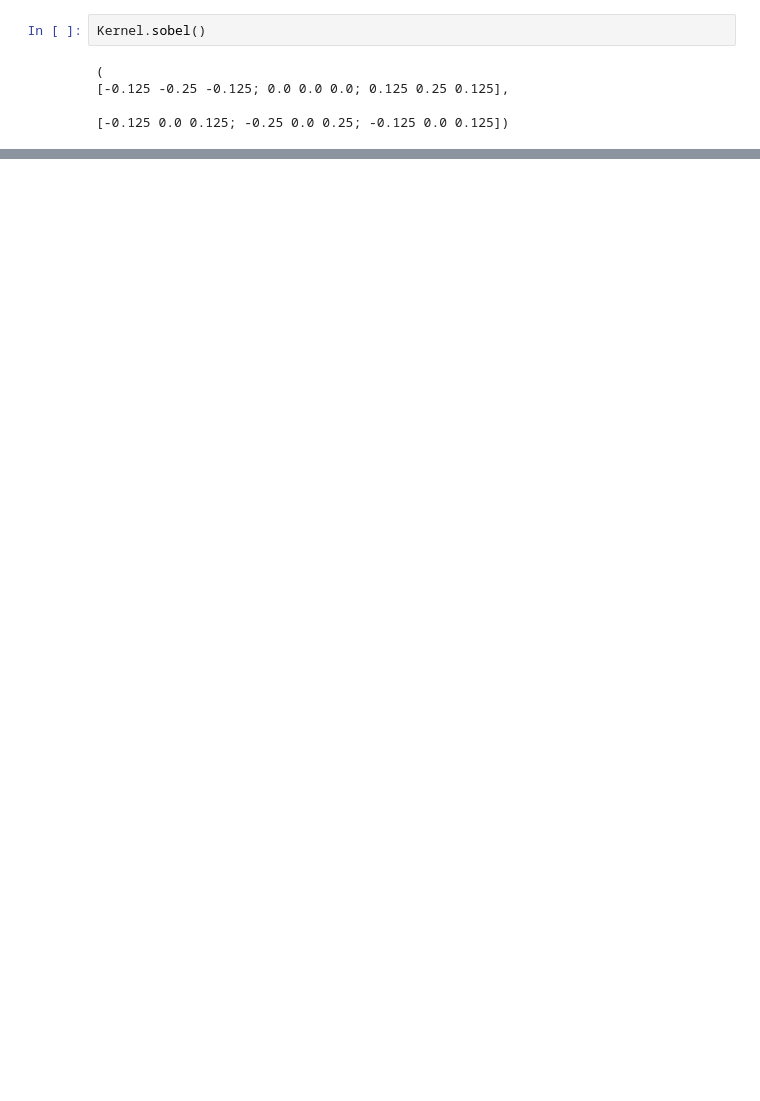
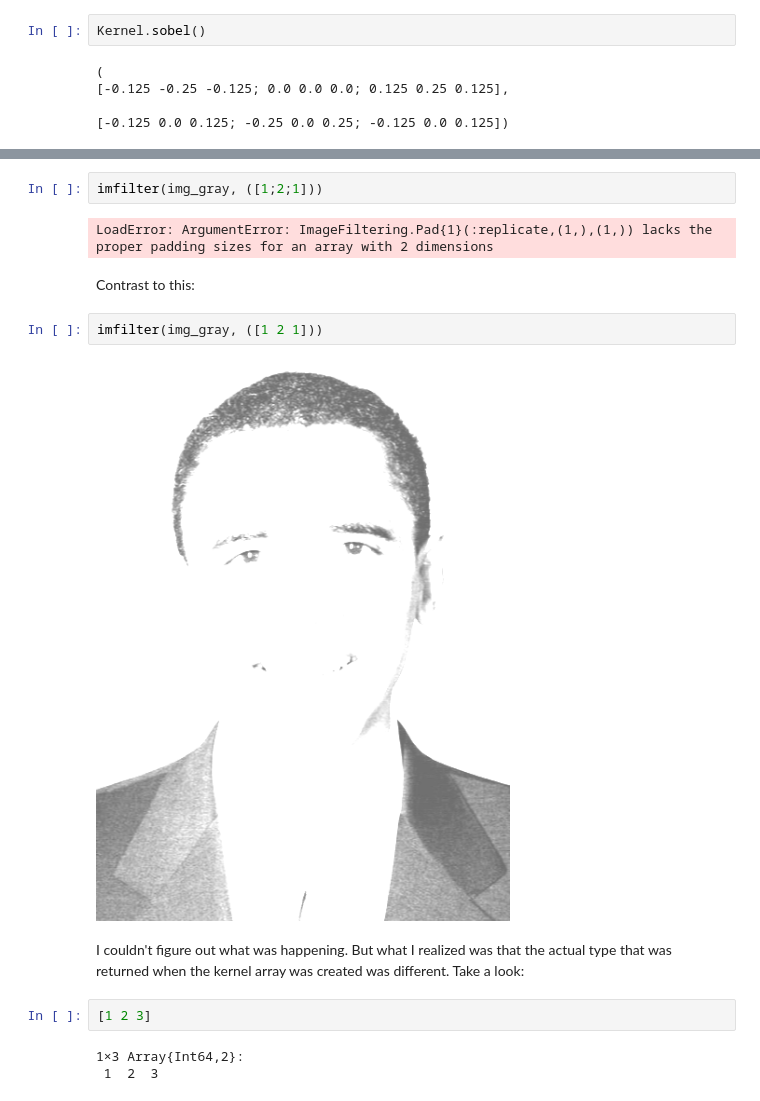
Before and after one commit to mprat/learningjulia, a Jupyter notebook: notebooks/04-imfilter.ipynb, the cells around one changed output, grey strips where cells are left out. Cells and saved outputs as stored; diff of their text form; blank space fills up the shorter version.

```diff
--- a/notebooks/04-imfilter.ipynb
+++ b/notebooks/04-imfilter.ipynb
@@ -116,0 +192,17 @@ Kernel.sobel()
+# %%
+imfilter(img_gray, ([1;2;1]))
+# %% [output]
+LoadError: ArgumentError: ImageFiltering.Pad{1}(:replicate,(1,),(1,)) lacks the proper padding sizes for an array with 2 dimensions
+# %% [markdown]
+Contrast to this:
+# %%
+imfilter(img_gray, ([1 2 1]))
+# %% [output]
+[figure, added]
+# %% [markdown]
+I couldn't figure out what was happening. But what I realized was that the actual type that was returned when the kernel array was created was different. Take a look:
+# %%
+[1 2 3]
+# %% [output]
+1×3 Array{Int64,2}:
+ 1  2  3
```
Also changed, not shown: parts of 18 cells of this notebook, 3 other files.
